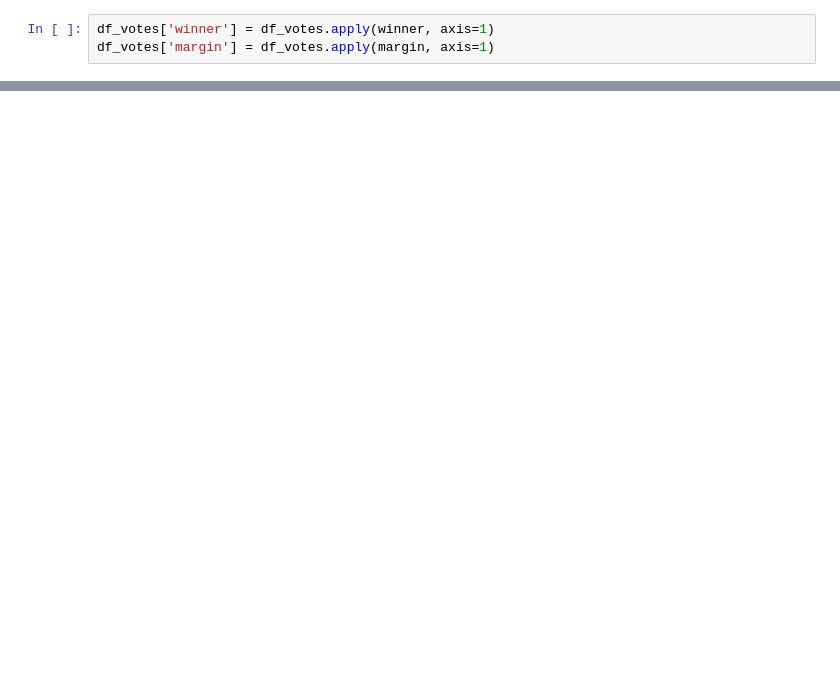
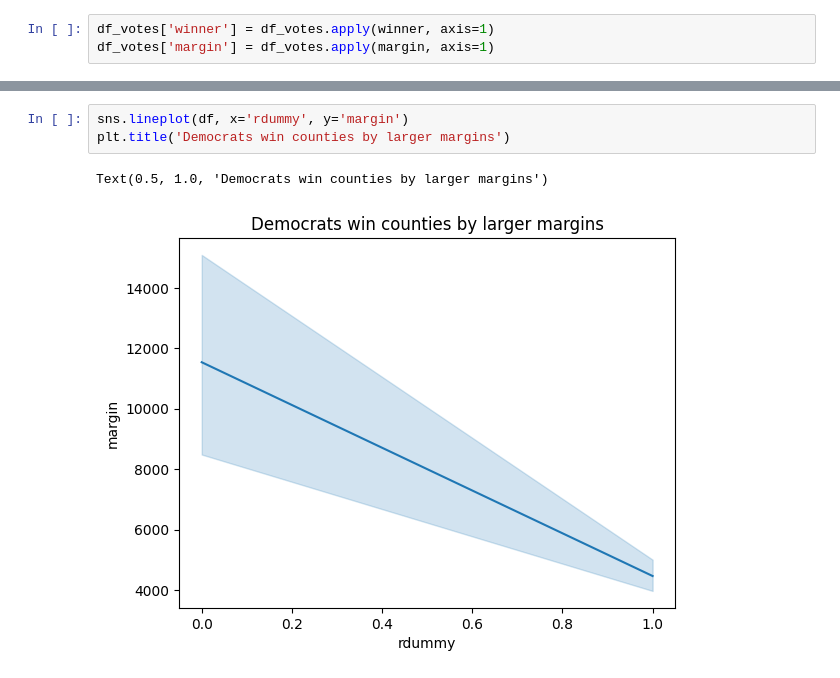
Before and after one commit to Hep7vv/DS3001-Final-Project, a Jupyter notebook: eda.ipynb, the cells around one changed output, grey strips where cells are left out. Saved outputs shown, nothing was run; the diff lists cells and outputs as text; blank space fills up the shorter version.

```diff
--- a/eda.ipynb
+++ b/eda.ipynb
@@ -93,0 +103,6 @@ df = df_votes[order + others]
+# %%
+sns.lineplot(df, x='rdummy', y='margin')
+plt.title('Democrats win counties by larger margins')
+# %% [output]
+Text(0.5, 1.0, 'Democrats win counties by larger margins')
+[figure, added]
```
Also changed, not shown: parts of 12 cells of this notebook, 41 other files.
